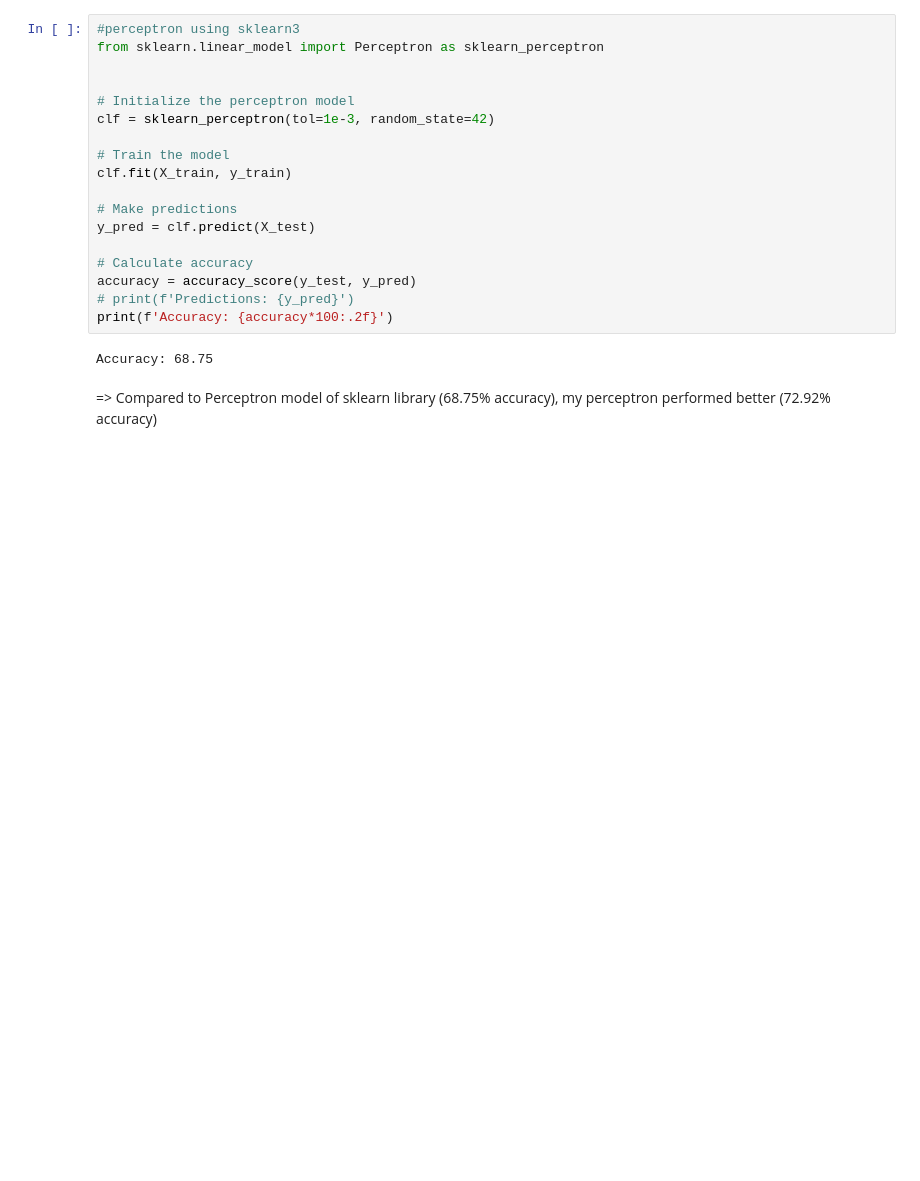
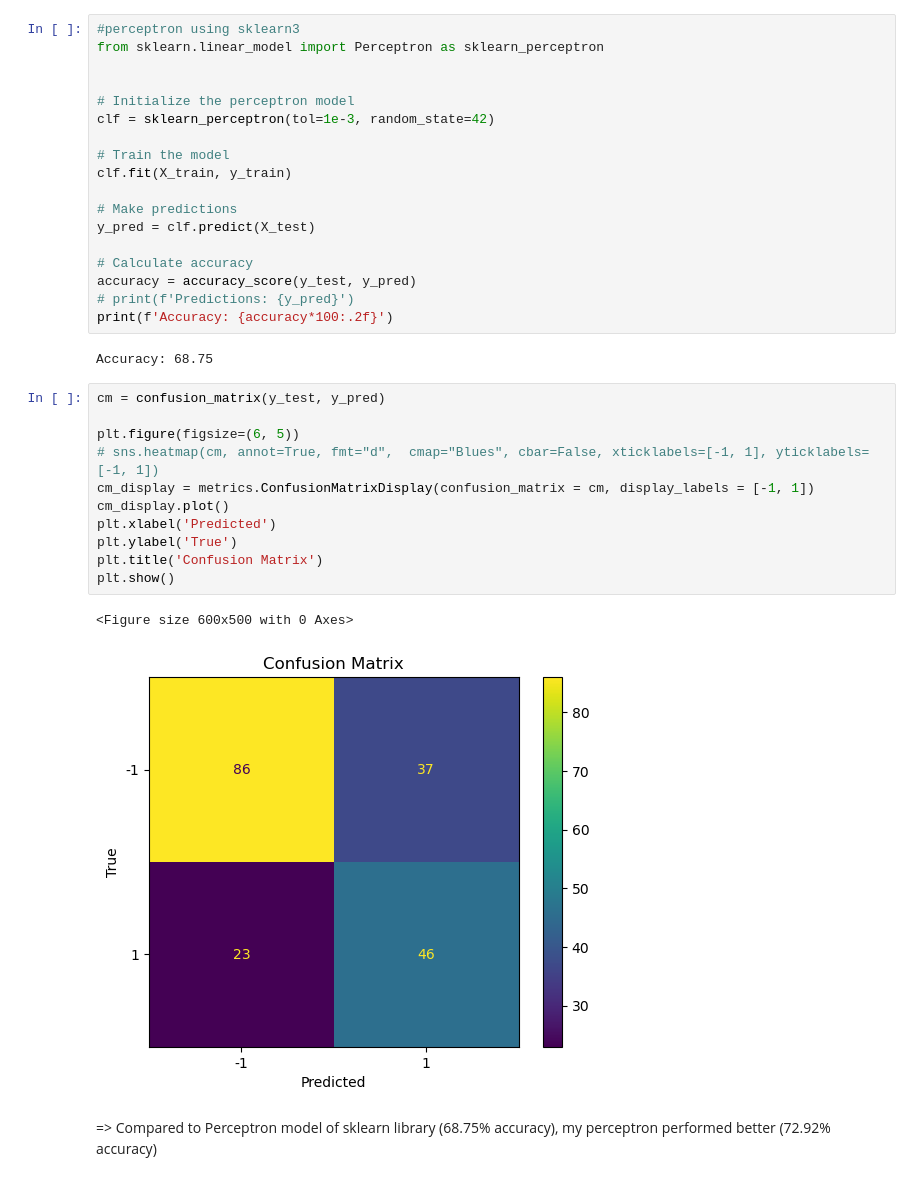
Before and after one commit to NhiNhiNhiNhiNhi/DeepLearning_Assignment1, a Jupyter notebook: Perceptron copy.ipynb, the cells around one changed output. Cells and saved outputs as stored; diff of their text form; blank space fills up the shorter version.

Commit message:
add confusion matrix for baseline model

```diff
--- a/Perceptron copy.ipynb
+++ b/Perceptron copy.ipynb
@@ -298,6 +300,20 @@ accuracy = accuracy_score(y_test, y_pred)
 print(f'Accuracy: {accuracy*100:.2f}')
 # %% [output]
 Accuracy: 68.75
+# %%
+cm = confusion_matrix(y_test, y_pred)
+
+plt.figure(figsize=(6, 5))
+# sns.heatmap(cm, annot=True, fmt="d",  cmap="Blues", cbar=False, xticklabels=[-1, 1], yticklabels=[-1, 1])
+cm_display = metrics.ConfusionMatrixDisplay(confusion_matrix = cm, display_labels = [-1, 1])
+cm_display.plot()
+plt.xlabel('Predicted')
+plt.ylabel('True')
+plt.title('Confusion Matrix')
+plt.show()
+# %% [output]
+<Figure size 600x500 with 0 Axes>
+[figure, added]
 # %% [markdown]
 => Compared to Perceptron model of sklearn library (68.75% accuracy), my perceptron performed better (72.92% accuracy)
 # %% [markdown]
```
Also changed, not shown: parts of 12 cells of this notebook.
